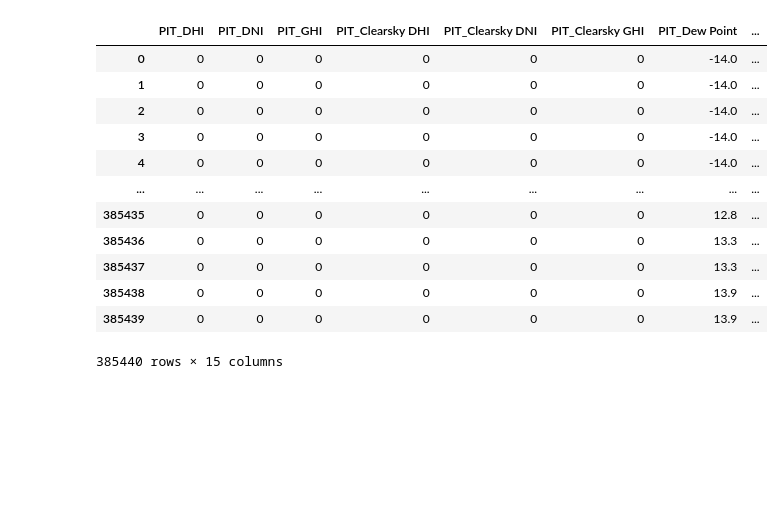
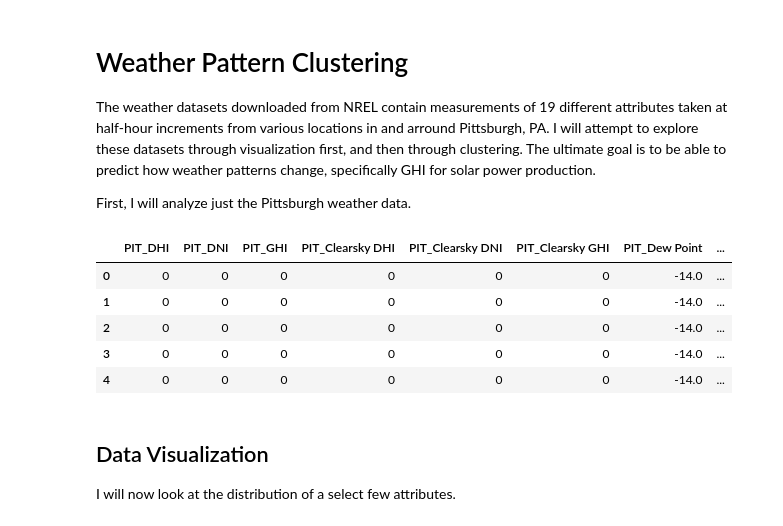
Before and after one commit to johnjkieffer/Solar_Forecasting, a Jupyter notebook: Clustering.ipynb, the cells around one changed output. Cells and saved outputs as stored; diff of their text form; code cells hidden in the pictures; blank space fills up the shorter version.

```diff
--- a/Clustering.ipynb
+++ b/Clustering.ipynb
@@ -1,36 +1,38 @@
+# %% [markdown]
+# Weather Pattern Clustering
+
+The weather datasets downloaded from NREL contain measurements of 19 different attributes taken at half-hour increments from various locations in and arround Pittsburgh, PA. I will attempt to explore these datasets through visualization first, and then through clustering. The ultimate goal is to be able to predict how weather patterns change, specifically GHI for solar power production.
+
+First, I will analyze just the Pittsburgh weather data.
 # %%
-import os
-
 import matplotlib.pyplot as plt
 import seaborn as sns
 import numpy as np
 import pandas as pd
 import pickle
 
-
+# Load Pittsburgh-only data
 with open('PIT_dict.pkl', 'rb') as f:
     PIT_dict = pickle.load(f)
 
 PIT_df = PIT_dict['complete_data']
+# Use only the weather-related columns, not time
 cols = list(PIT_df.columns)
 cols.remove('Month')
 cols.remove('Day')
 cols.remove('Hour')
 cols.remove('Minute')
 
 PIT_weather = PIT_df[cols]
-PIT_weather
+PIT_weather.head()
 # %% [output]
 |  | PIT_DHI | PIT_DNI | PIT_GHI | PIT_Clearsky DHI | PIT_Clearsky DNI | PIT_Clearsky GHI | PIT_Dew Point | ... |
 | 0 | 0 | 0 | 0 | 0 | 0 | 0 | -14.0 | ... |
 | 1 | 0 | 0 | 0 | 0 | 0 | 0 | -14.0 | ... |
 | 2 | 0 | 0 | 0 | 0 | 0 | 0 | -14.0 | ... |
 | 3 | 0 | 0 | 0 | 0 | 0 | 0 | -14.0 | ... |
 | 4 | 0 | 0 | 0 | 0 | 0 | 0 | -14.0 | ... |
-| ... | ... | ... | ... | ... | ... | ... | ... | ... |
-| 385435 | 0 | 0 | 0 | 0 | 0 | 0 | 12.8 | ... |
-| 385436 | 0 | 0 | 0 | 0 | 0 | 0 | 13.3 | ... |
-| 385437 | 0 | 0 | 0 | 0 | 0 | 0 | 13.3 | ... |
-| 385438 | 0 | 0 | 0 | 0 | 0 | 0 | 13.9 | ... |
-| 385439 | 0 | 0 | 0 | 0 | 0 | 0 | 13.9 | ... |
-385440 rows × 15 columns
+# %% [markdown]
+## Data Visualization
+
+I will now look at the distribution of a select few attributes.
```
Also changed, not shown: parts of 19 cells of this notebook.
